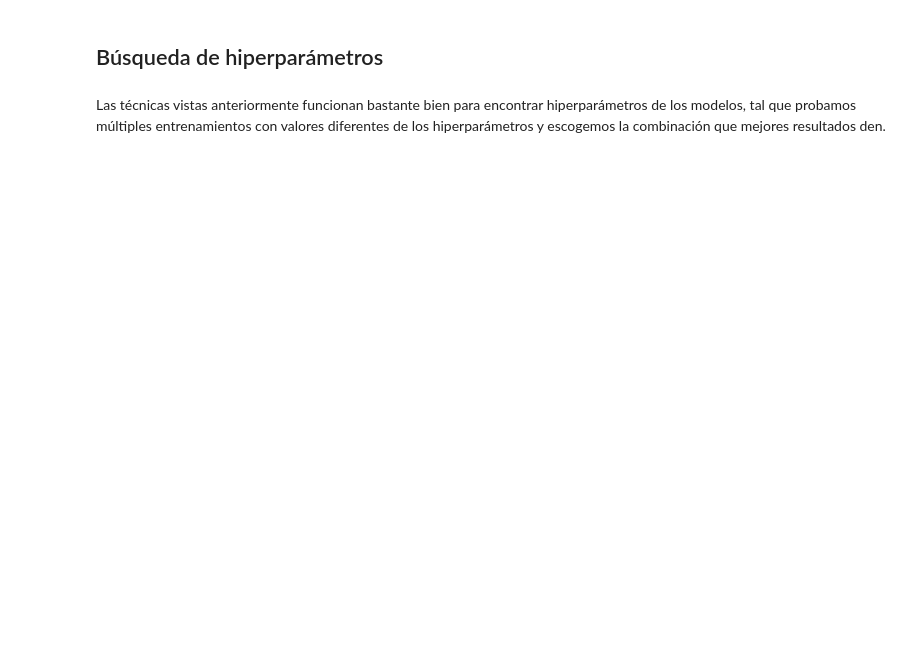
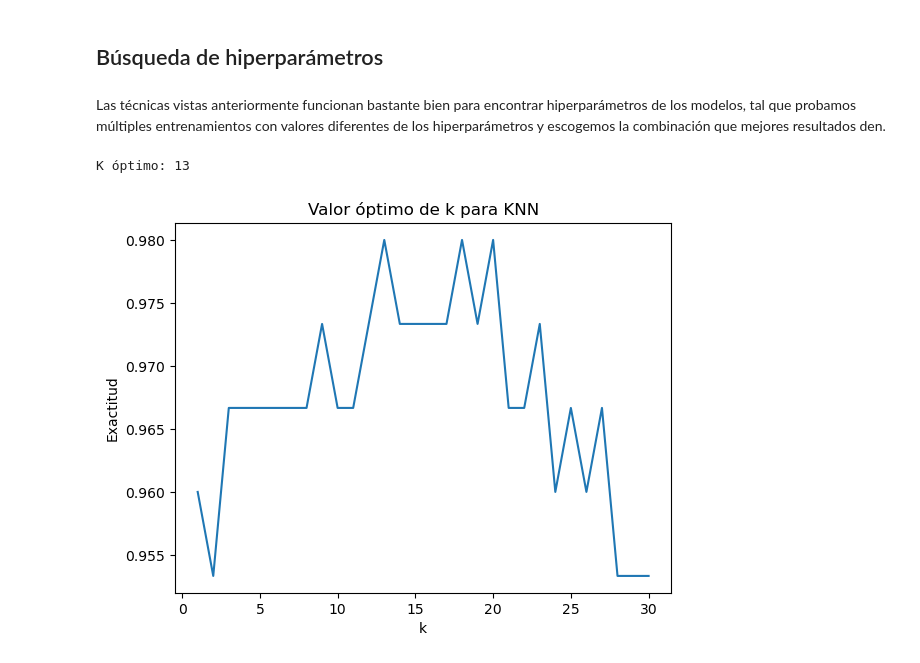
Before and after one commit to contreras-juan/UPTC_Diplomado_Ciencia_de_Datos, a Jupyter notebook: metodos_supervisados/Validaciones.ipynb, the cells around one changed output. Saved outputs shown, nothing was run; the diff lists cells and outputs as text; code cells hidden in the pictures; blank space fills up the shorter version.

```diff
--- a/metodos_supervisados/Validaciones.ipynb
+++ b/metodos_supervisados/Validaciones.ipynb
@@ -155,34 +164,32 @@ Las técnicas vistas anteriormente funcionan bastante bien para encontrar hiperp
 # %%
 from sklearn.model_selection import cross_val_score
 # %%
-# Load iris dataset as an example
-iris = load_iris()
-X = iris.data
-y = iris.target
-
 # Define range of k values to test
 k_values = list(range(1, 31))
 
 # Define an empty list to store cross-validation scores
 cv_scores = []
 
 # Perform 10-fold cross-validation for each k
 for k in k_values:
     knn = KNeighborsClassifier(n_neighbors=k)
     scores = cross_val_score(knn, X, y, cv=10, scoring='accuracy')
     cv_scores.append(scores.mean())
 
 # Find the optimal k
 optimal_k = k_values[np.argmax(cv_scores)]
 print("K óptimo:", optimal_k)
 
 # Plot the accuracy vs k values
 import matplotlib.pyplot as plt
 plt.plot(k_values, cv_scores)
 plt.xlabel('k')
 plt.ylabel('Exactitud')
 plt.title('Valor óptimo de k para KNN')
 plt.show()
+# %% [output]
+K óptimo: 13
+[figure, added]
 # %%
 from sklearn.model_selection import GridSearchCV
 from sklearn import svm
```
Also changed, not shown: parts of 9 cells of this notebook.
